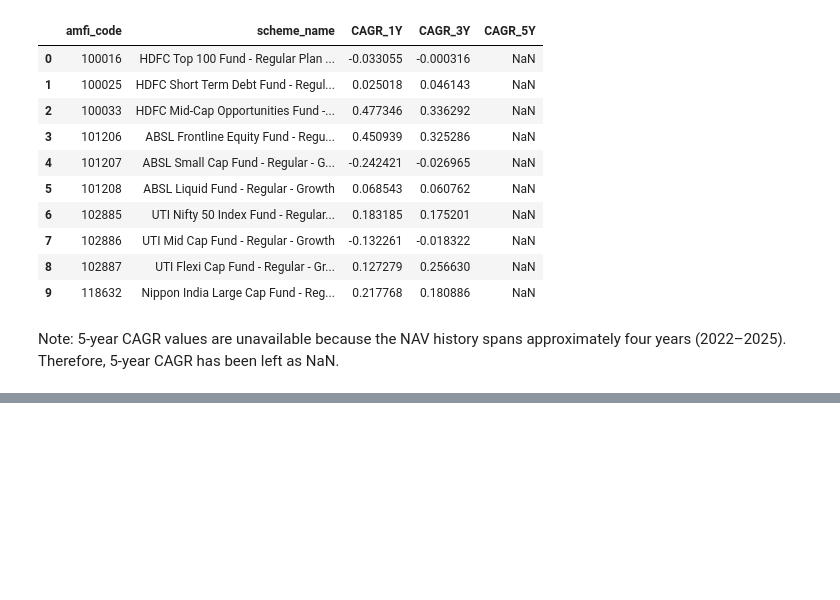
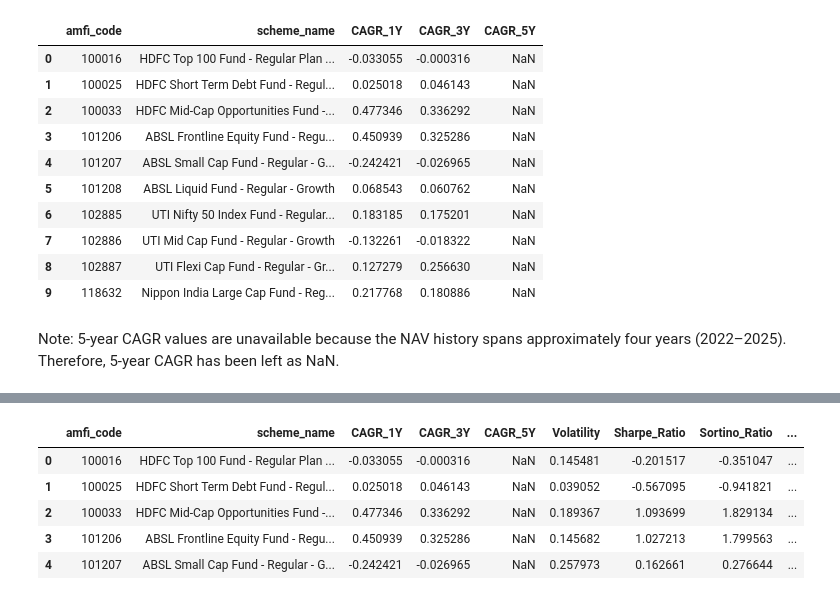
Before and after one commit to vinay-271/bluestock-mf-analytics, a Jupyter notebook: notebooks/03_performance_metrics.ipynb, the cells around one changed output, grey strips where cells are left out. Cells and saved outputs as stored; diff of their text form; code cells hidden in the pictures; blank space fills up the shorter version.

Commit message:
Day 4 complete. Added performance metrics notebook and reports for alpha, beta, tracking error, risk metrics, and fund scorecard. Also added charts for benchmark comparison and fund scorecard top 10.

```diff
--- a/notebooks/03_performance_metrics.ipynb
+++ b/notebooks/03_performance_metrics.ipynb
@@ -239,0 +348,2 @@ Note: 5-year CAGR values are unavailable because the NAV history spans approxima
+# %%
+alpha_beta = pd.DataFrame(alpha_beta)
@@ -239,0 +721,47 @@ Note: 5-year CAGR values are unavailable because the NAV history spans approxima
+# %%
+# Merge All Metrics
+scorecard = (
+    cagr
+    .merge(
+        risk_metrics[
+            [
+                "amfi_code",
+                "Volatility",
+                "Sharpe_Ratio",
+                "Sortino_Ratio",
+                "Max_Drawdown"
+            ]
+        ],
+        on="amfi_code"
+    )
+    .merge(
+        alpha_beta[
+            [
+                "amfi_code",
+                "Alpha",
+                "Beta",
+                "R-Squared"
+            ]
+        ],
+        on="amfi_code"
+    )
+)
+# %%
+# add expense ration
+scorecard = scorecard.merge(
+    fund_master[
+        [
+            "amfi_code",
+            "expense_ratio_pct"
+        ]
+    ],
+    on="amfi_code"
+)
+scorecard.head()
+# %% [output]
+|  | amfi_code | scheme_name | CAGR_1Y | CAGR_3Y | CAGR_5Y | Volatility | Sharpe_Ratio | Sortino_Ratio | ... |
+| 0 | 100016 | HDFC Top 100 Fund - Regular Plan ... | -0.033055 | -0.000316 | NaN | 0.145481 | -0.201517 | -0.351047 | ... |
+| 1 | 100025 | HDFC Short Term Debt Fund - Regul... | 0.025018 | 0.046143 | NaN | 0.039052 | -0.567095 | -0.941821 | ... |
+| 2 | 100033 | HDFC Mid-Cap Opportunities Fund -... | 0.477346 | 0.336292 | NaN | 0.189367 | 1.093699 | 1.829134 | ... |
+| 3 | 101206 | ABSL Frontline Equity Fund - Regu... | 0.450939 | 0.325286 | NaN | 0.145682 | 1.027213 | 1.799563 | ... |
+| 4 | 101207 | ABSL Small Cap Fund - Regular - G... | -0.242421 | -0.026965 | NaN | 0.257973 | 0.162661 | 0.276644 | ... |
```
Also changed, not shown: parts of 59 cells of this notebook, 8 other files.
